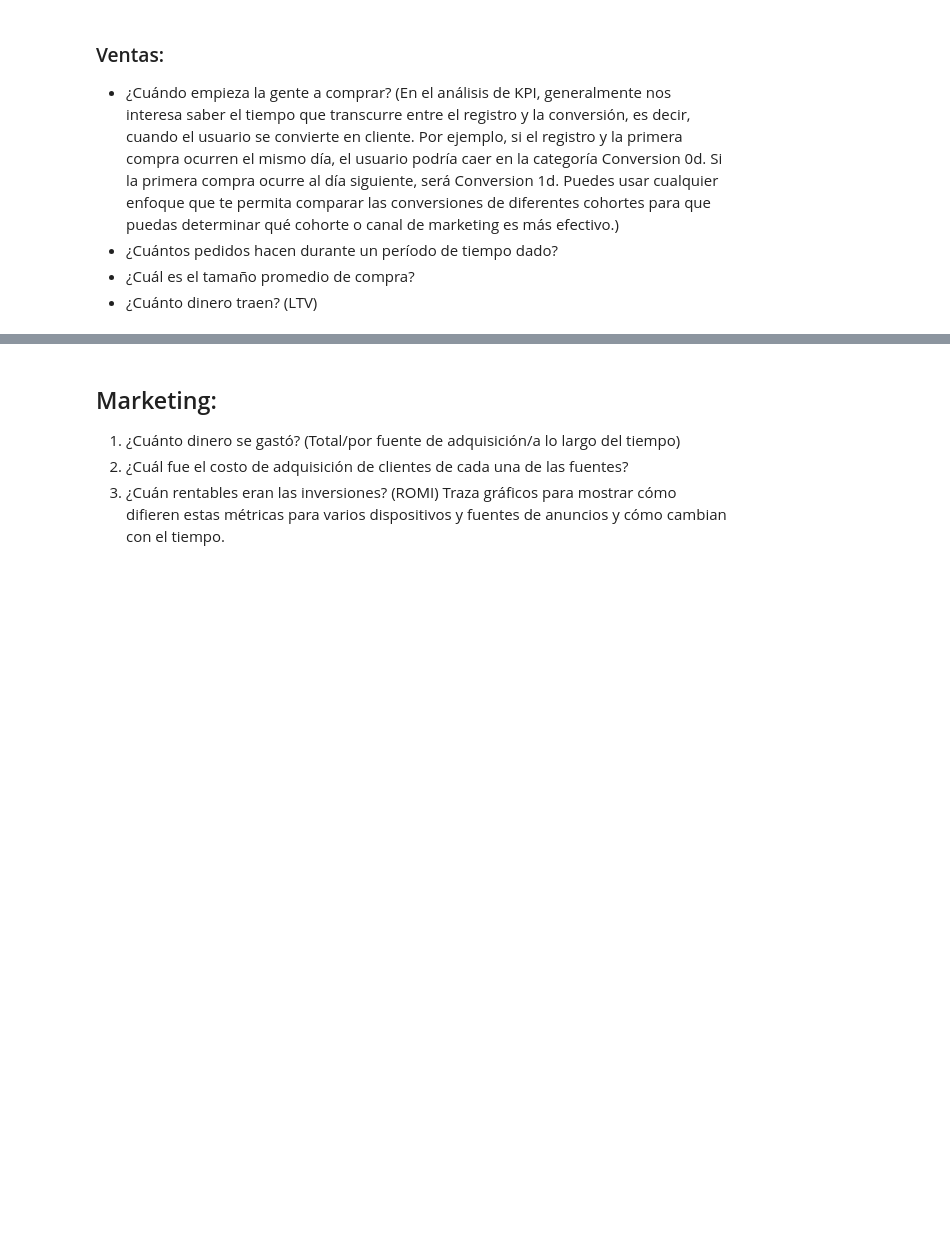
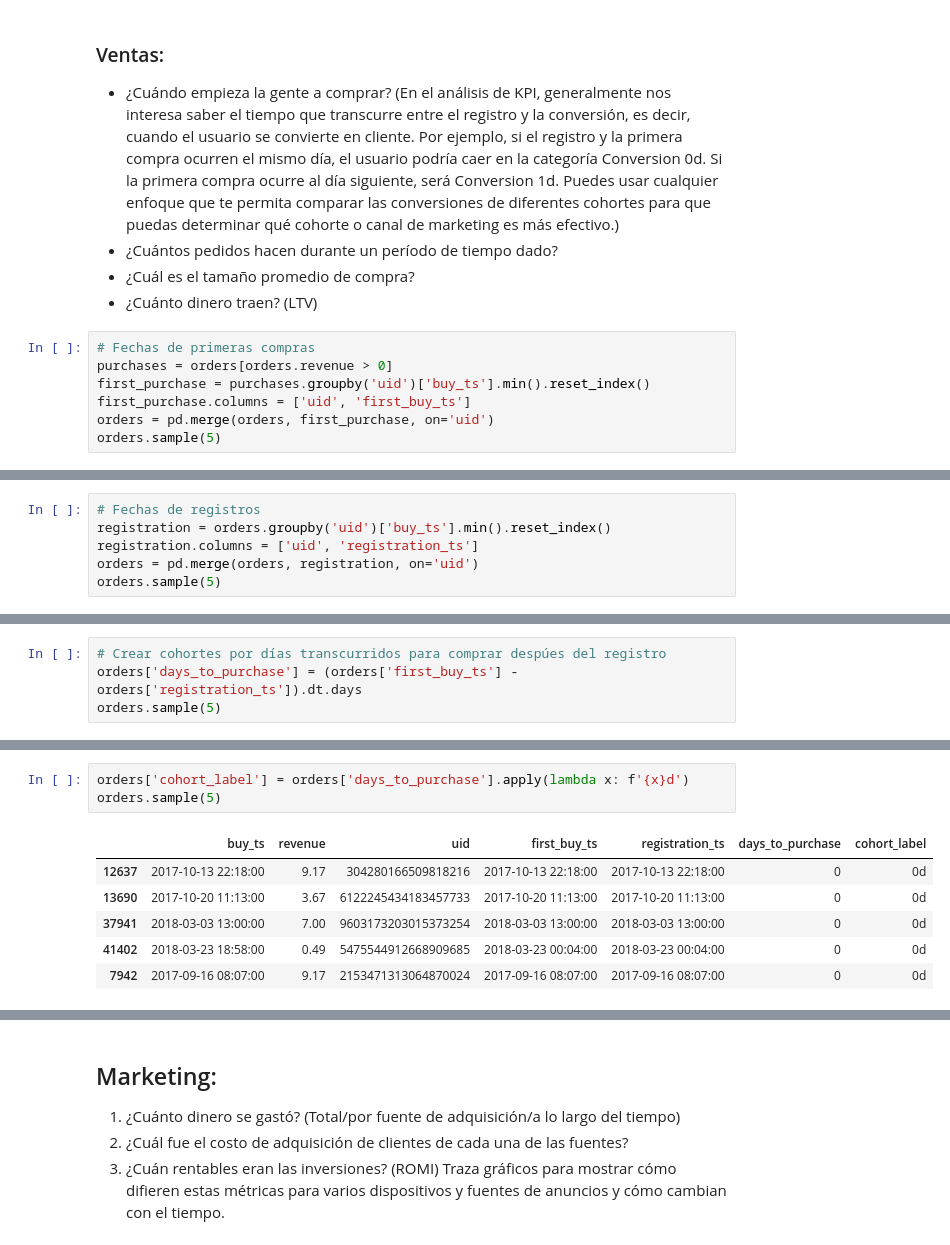
Before and after one commit to latostadorano/tt_s09_showz_tickets, a Jupyter notebook: s_09.ipynb, the cells around one changed output, grey strips where cells are left out. Drawn from its saved outputs; the diff is of its cells as text; blank space fills up the shorter version.

```diff
--- a/s_09.ipynb
+++ b/s_09.ipynb
@@ -336,3 +336,10 @@ En la duración de la sesión y en el tiempo en que suelen regresar los usuarios
 - ¿Cuántos pedidos hacen durante un período de tiempo dado?
 - ¿Cuál es el tamaño promedio de compra?
 - ¿Cuánto dinero traen? (LTV)
+# %%
+# Fechas de primeras compras
+purchases = orders[orders.revenue > 0]
+first_purchase = purchases.groupby('uid')['buy_ts'].min().reset_index()
+first_purchase.columns = ['uid', 'first_buy_ts']
+orders = pd.merge(orders, first_purchase, on='uid')
+orders.sample(5)
@@ -338,0 +353,6 @@ En la duración de la sesión y en el tiempo en que suelen regresar los usuarios
+# %%
+# Fechas de registros
+registration = orders.groupby('uid')['buy_ts'].min().reset_index()
+registration.columns = ['uid', 'registration_ts']
+orders = pd.merge(orders, registration, on='uid')
+orders.sample(5)
@@ -338,0 +366,4 @@ En la duración de la sesión y en el tiempo en que suelen regresar los usuarios
+# %%
+# Crear cohortes por días transcurridos para comprar despúes del registro
+orders['days_to_purchase'] = (orders['first_buy_ts'] - orders['registration_ts']).dt.days
+orders.sample(5)
@@ -338,0 +377,10 @@ En la duración de la sesión y en el tiempo en que suelen regresar los usuarios
+# %%
+orders['cohort_label'] = orders['days_to_purchase'].apply(lambda x: f'{x}d')
+orders.sample(5)
+# %% [output]
+|  | buy_ts | revenue | uid | first_buy_ts | registration_ts | days_to_purchase | cohort_label |
+| 12637 | 2017-10-13 22:18:00 | 9.17 | 304280166509818216 | 2017-10-13 22:18:00 | 2017-10-13 22:18:00 | 0 | 0d |
+| 13690 | 2017-10-20 11:13:00 | 3.67 | 6122245434183457733 | 2017-10-20 11:13:00 | 2017-10-20 11:13:00 | 0 | 0d |
+| 37941 | 2018-03-03 13:00:00 | 7.00 | 9603173203015373254 | 2018-03-03 13:00:00 | 2018-03-03 13:00:00 | 0 | 0d |
+| 41402 | 2018-03-23 18:58:00 | 0.49 | 5475544912668909685 | 2018-03-23 00:04:00 | 2018-03-23 00:04:00 | 0 | 0d |
+| 7942 | 2017-09-16 08:07:00 | 9.17 | 2153471313064870024 | 2017-09-16 08:07:00 | 2017-09-16 08:07:00 | 0 | 0d |
```
Also changed, not shown: parts of 8 cells of this notebook.
